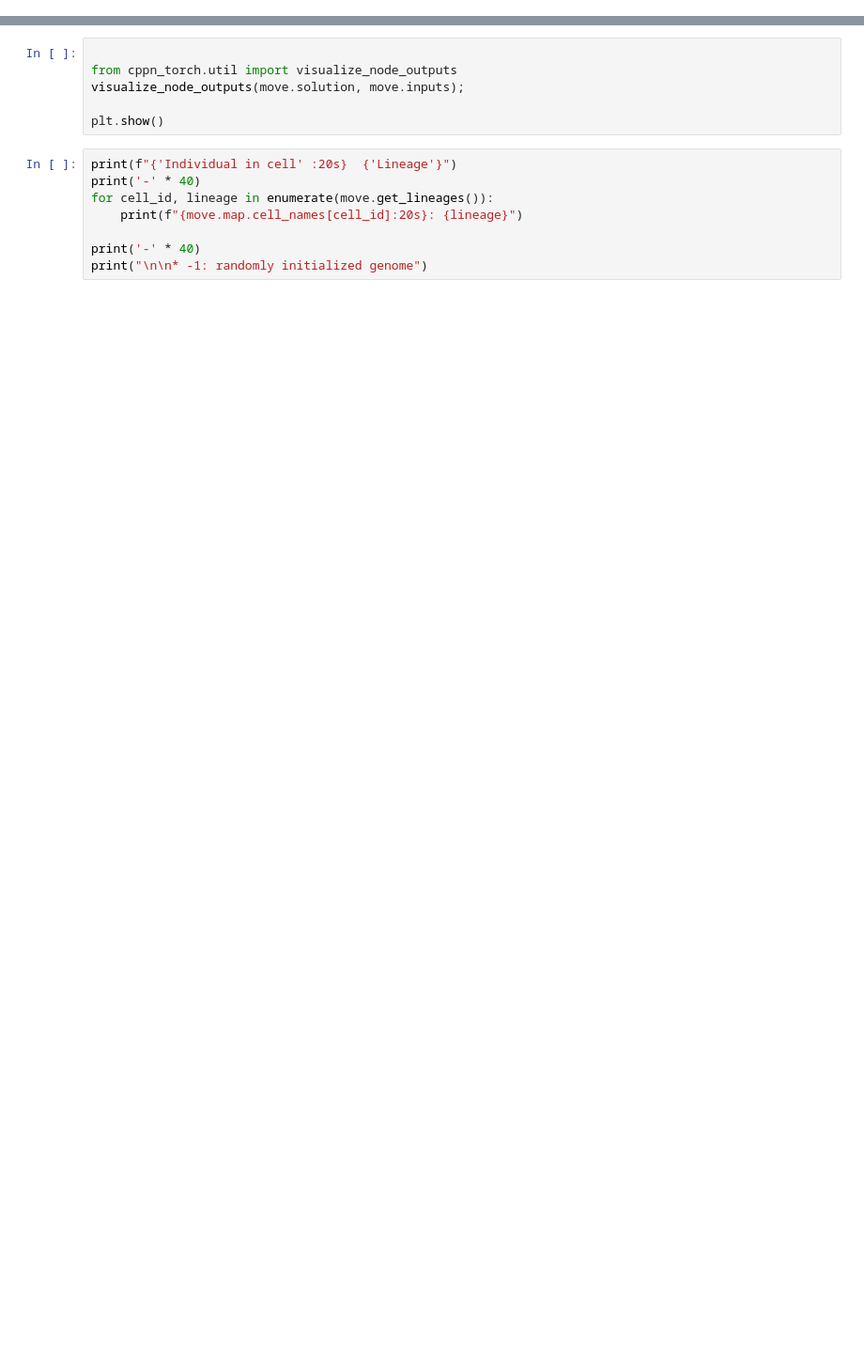
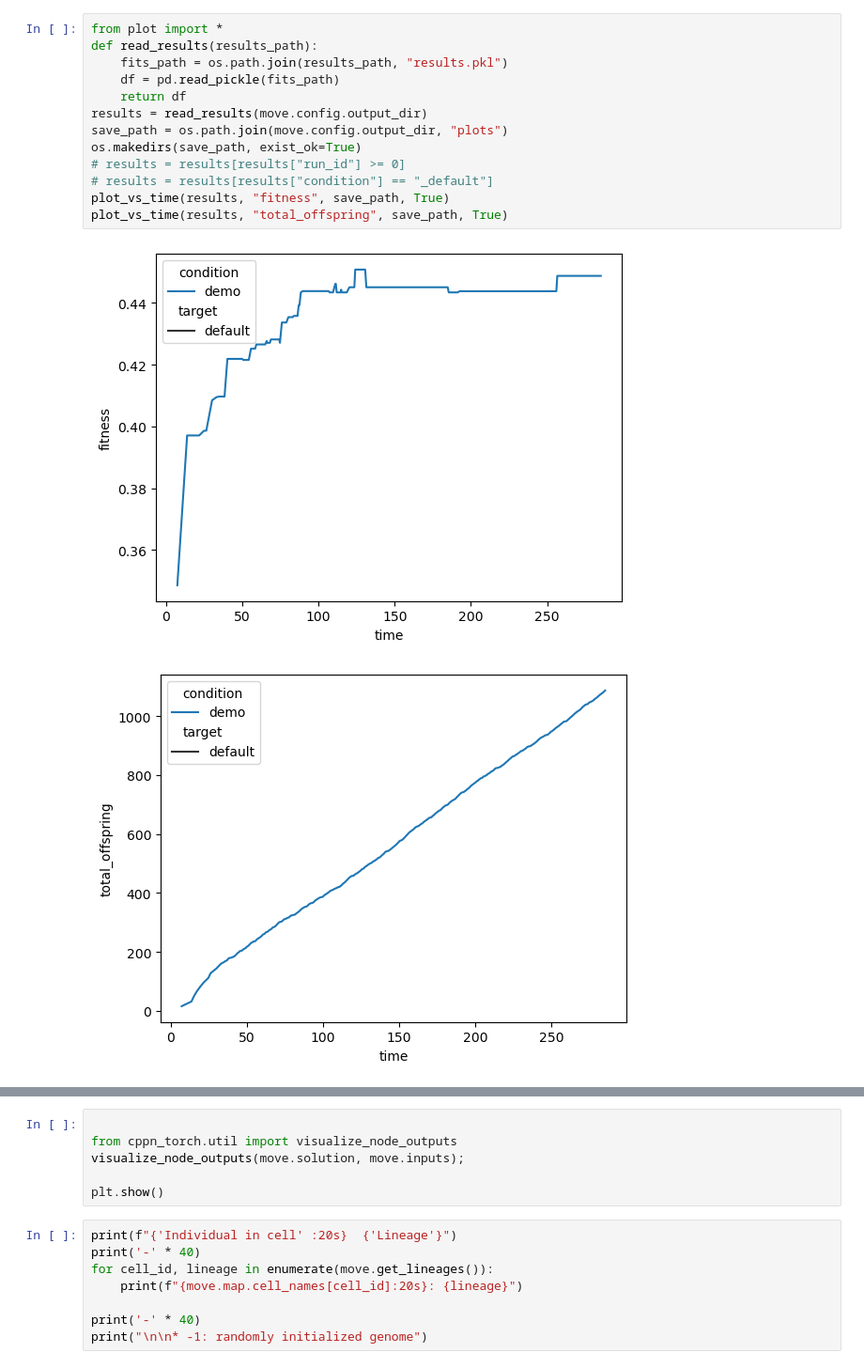
Before and after one commit to uvm-neurobotics-lab/MOVE, a Jupyter notebook: demo.ipynb, the cells around one changed output, grey strips where cells are left out. Shown at 94% size. Cells and saved outputs as stored; diff of their text form; blank space fills up the shorter version.

```diff
--- a/demo.ipynb
+++ b/demo.ipynb
@@ -76,3 +184,19 @@ KeyboardInterrupt:
+# %%
+from plot import *
+def read_results(results_path):
+    fits_path = os.path.join(results_path, "results.pkl")
+    df = pd.read_pickle(fits_path)
+    return df
+results = read_results(move.config.output_dir)
+save_path = os.path.join(move.config.output_dir, "plots")
+os.makedirs(save_path, exist_ok=True)
+# results = results[results["run_id"] >= 0]
+# results = results[results["condition"] == "_default"]
+plot_vs_time(results, "fitness", save_path, True)
+plot_vs_time(results, "total_offspring", save_path, True)
+# %% [output]
+[figure, added]
+[figure, added]
 # %%
 from util import show_move_map_images
 show_move_map_images(move)
```
Also changed, not shown: parts of 13 cells of this notebook, 13 other files.
